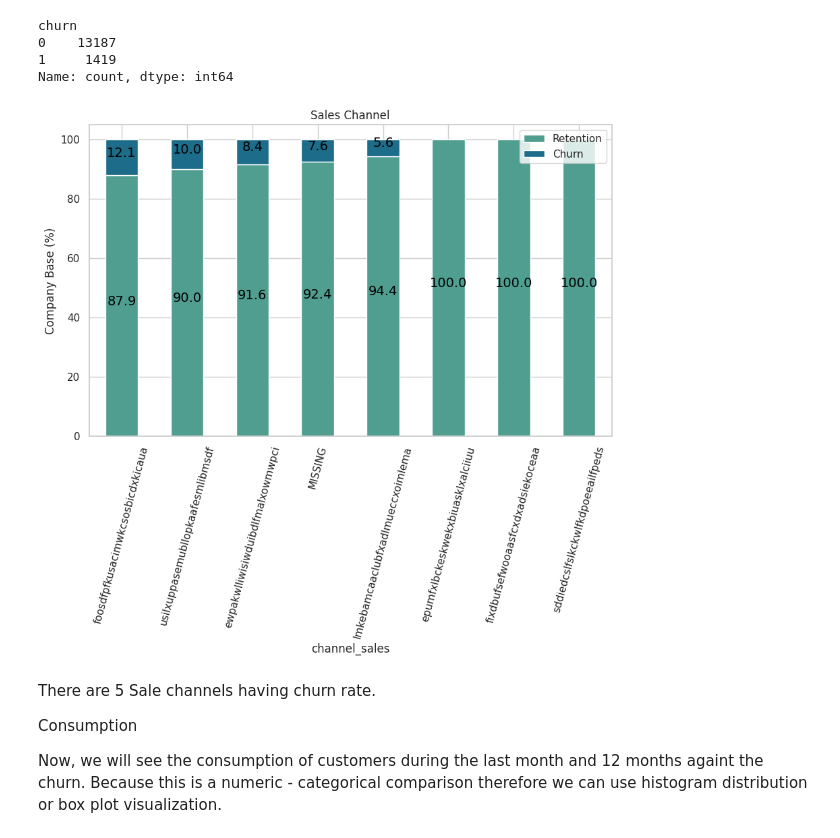
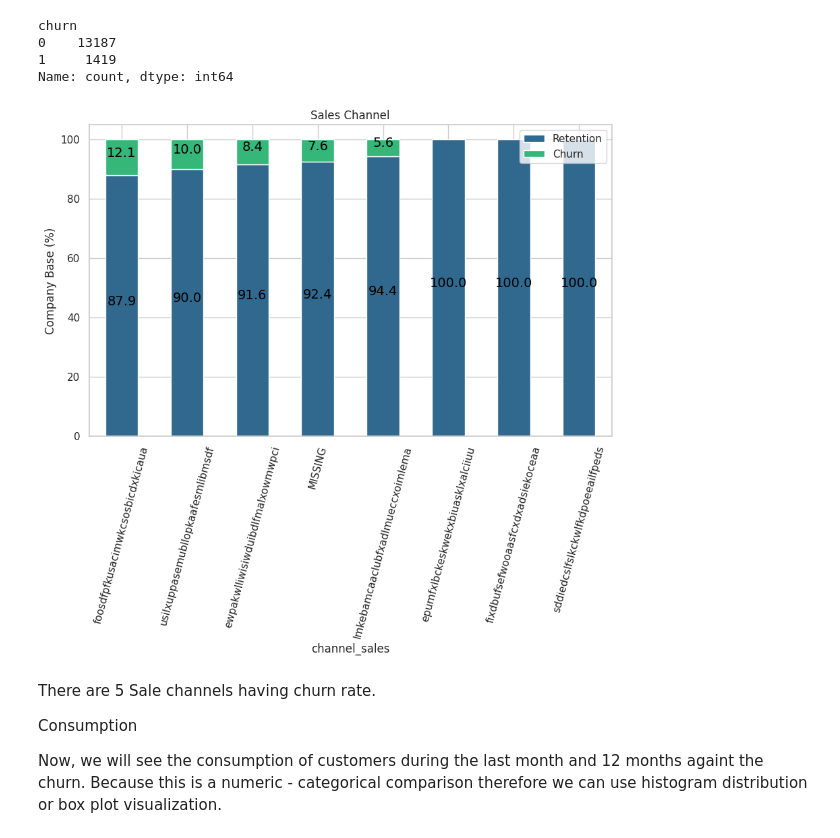
Before and after one commit to SurekhaBerlin/BCGX-Data-Science-Internship, a Jupyter notebook: BCGX_Data_Science_project.ipynb, the cells around one changed output. Cells and saved outputs as stored; diff of their text form; code cells hidden in the pictures.

```diff
--- a/BCGX_Data_Science_project.ipynb
+++ b/BCGX_Data_Science_project.ipynb
@@ -269,45 +269,3 @@ plt.show()
 [figure]
 # %% [markdown]
 About 10% of total customers have churned, it is imbalanced dataset, so in the modeling process, we need to handle this problem.
-# %%
-# Set Seaborn style and palette
-sns.set(style="whitegrid")
-colors = sns.color_palette("crest", n_colors=2)  # Get the crest palette with 2 colors
-
-# Plotting the bar chart with the crest color palette
-ax = churn_percentage.plot(kind='bar', stacked=True, figsize=(6, 5), color=colors, rot=0)
-
-# Annotate bars with percentages
-def annotate_stacked_bars(ax, pad=1.02, colour="black", textsize=13):
-    """
-    Add value annotations to the bars in a stacked bar chart.
-    """
-    for p in ax.patches:
-        value = p.get_height()
-        if value == 0:
-            continue
-        # Calculate annotation position
-        x = p.get_x() + p.get_width() / 2
-        y = p.get_y() + p.get_height() / 2
-        ax.annotate(
-            f'{value:.1f}',  # Format value with one decimal place
-            (x, y),
-            color=colour,
-            size=textsize,
-            ha='center',  # Horizontal alignment
-            va='center',  # Vertical alignment
-            xytext=(0, 5),  # Offset the text slightly
-            textcoords='offset points'
-        )
-
-annotate_stacked_bars(ax, textsize=14)
-
-# Customize the legend
-plt.legend(['Retention', 'Churn'], loc='upper right')
-
-# Label and title
-plt.ylabel('Company Base (%)')
-plt.title('Customer Base Distribution')
-
-# Show the plot
-plt.show()
@@ -346,7 +378,7 @@ channel_churn=(channel.div(channel.sum(axis=1),axis=0)*100).sort_values(by=[1],a
 # %%
 # Set Seaborn style and color palette
 sns.set(style="whitegrid")
-colors = sns.color_palette("crest", n_colors=2)  # Get the crest palette with 2 colors
+colors = sns.color_palette("viridis", n_colors=2)  # Get the crest palette with 2 colors
 
 # Plotting the bar chart with the crest color palette
 ax = channel_churn.plot(kind='bar', stacked=True, figsize=(10, 6), rot=75, color=colors)
@@ -360,34 +392,34 @@ def annotate_stacked_bars(ax, pad=1.02, colour="black", textsize=13):
         value = p.get_height()
         if value == 0:
             continue
         # Calculate annotation position
         x = p.get_x() + p.get_width() / 2
         y = p.get_y() + p.get_height() / 2
         ax.annotate(
             f'{value:.1f}',  # Format value with one decimal place
             (x, y),
             color=colour,
             size=textsize,
             ha='center',  # Horizontal alignment
             va='center',  # Vertical alignment
             xytext=(0, 5),  # Offset the text slightly
             textcoords='offset points'
         )
 
 # Annotate bars with percentages
 annotate_stacked_bars(ax, textsize=14)
 
 # Customize the legend
 plt.legend(['Retention', 'Churn'], loc='upper right')
 
 # Add title and labels
 plt.title('Sales Channel')
 plt.ylabel('Company Base (%)')
 
 # Show the plot
 plt.show()
 # %% [output]
-[figure, old version]
+[figure, new version]
 # %% [markdown]
 There are 5 Sale channels having churn rate.
 
```
Also changed, not shown: parts of 37 cells of this notebook.
